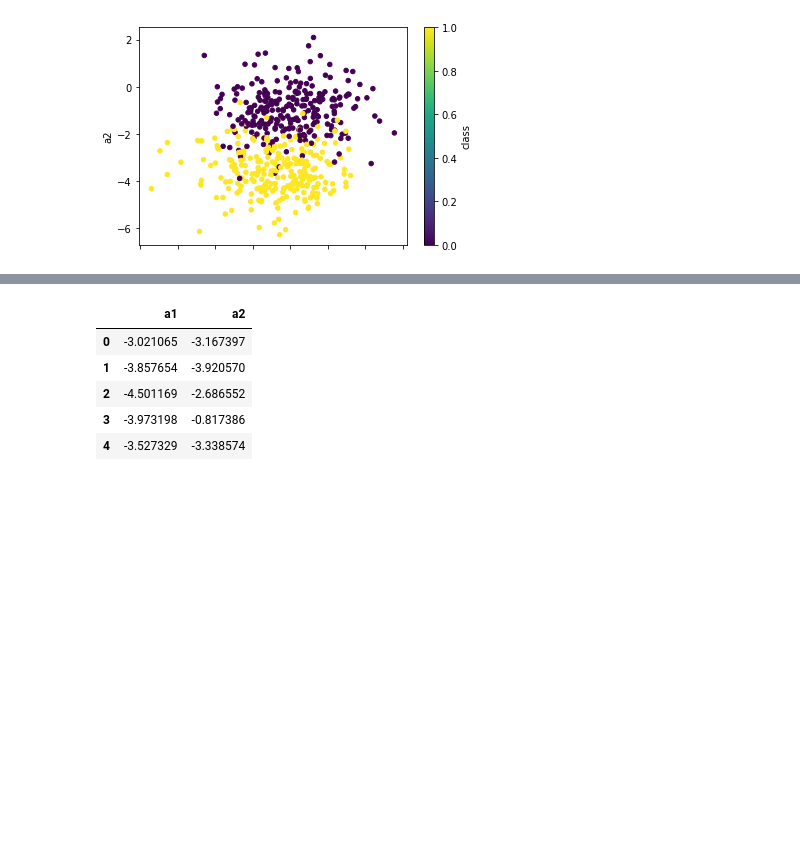
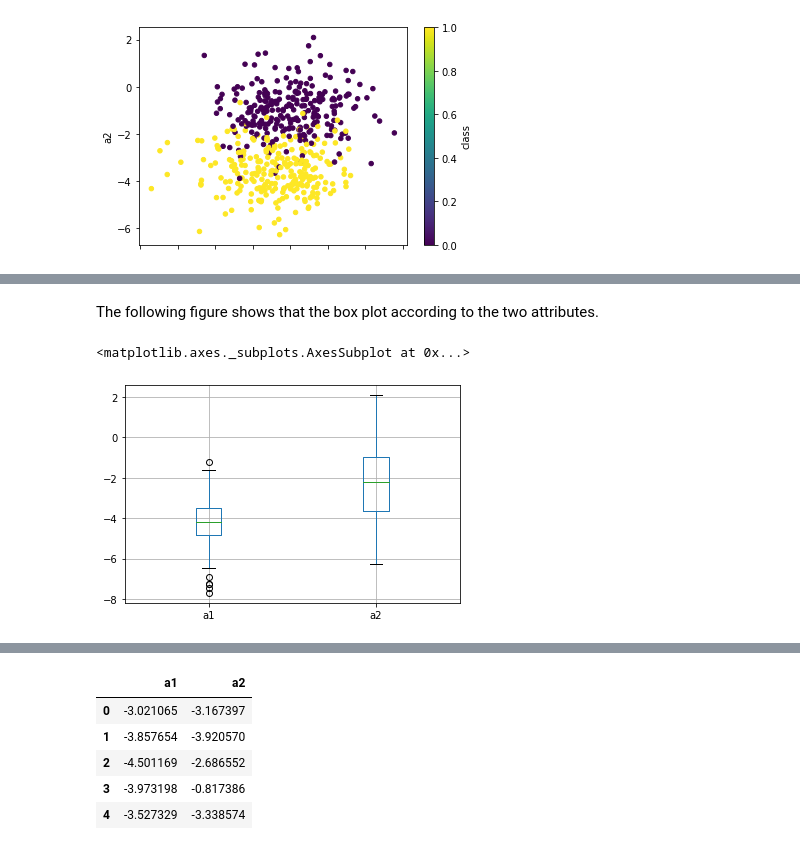
Before and after one commit to QiS9596/5243ExploratoryDataAnalysis, a Jupyter notebook: scripts/lab2.ipynb, the cells around one changed output, grey strips where cells are left out. Cells and saved outputs as stored; diff of their text form; code cells hidden in the pictures; blank space fills up the shorter version.

```diff
--- a/scripts/lab2.ipynb
+++ b/scripts/lab2.ipynb
@@ -24,0 +41,7 @@ df.plot.scatter(x = 'a1', y = 'a2', c='class', colormap = 'viridis')
+# %% [markdown]
+The following figure shows that the box plot according to the two attributes.
+# %%
+df.boxplot(column=['a1','a2'])
+# %% [output]
+<matplotlib.axes._subplots.AxesSubplot at 0x...>
+[figure, added]
```
Also changed, not shown: parts of 14 cells of this notebook.
